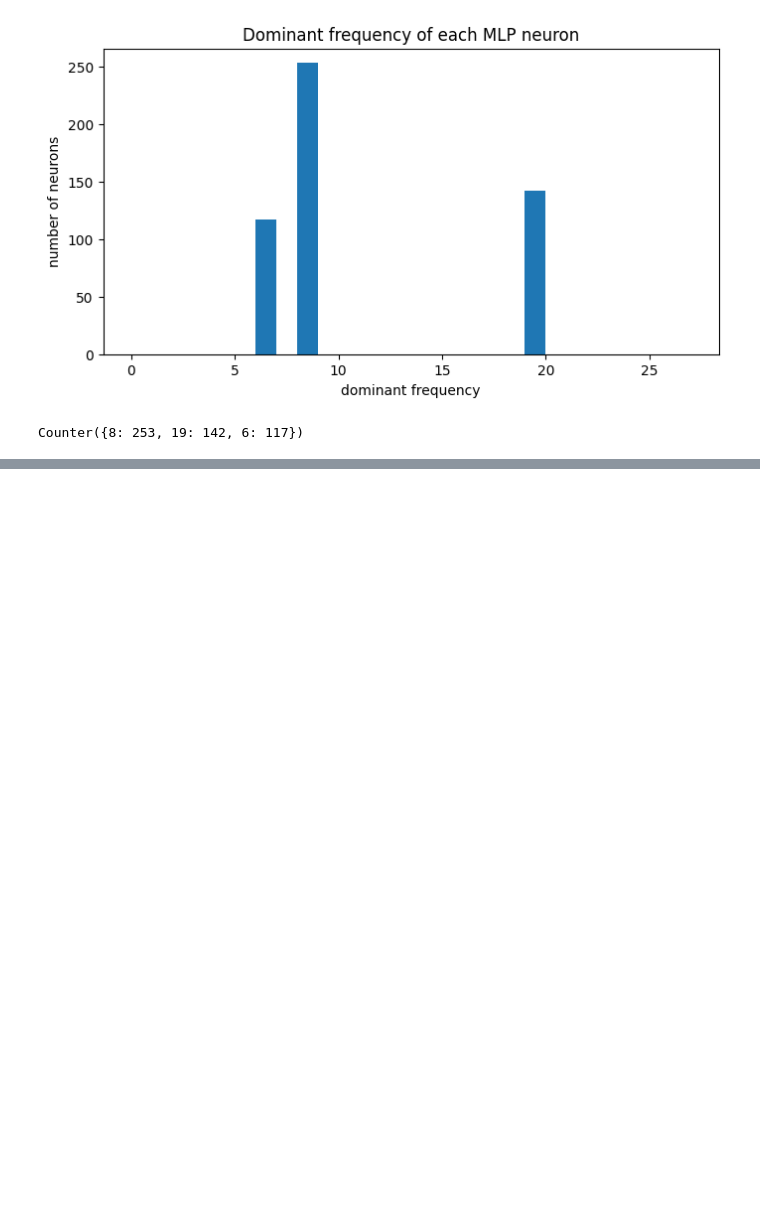
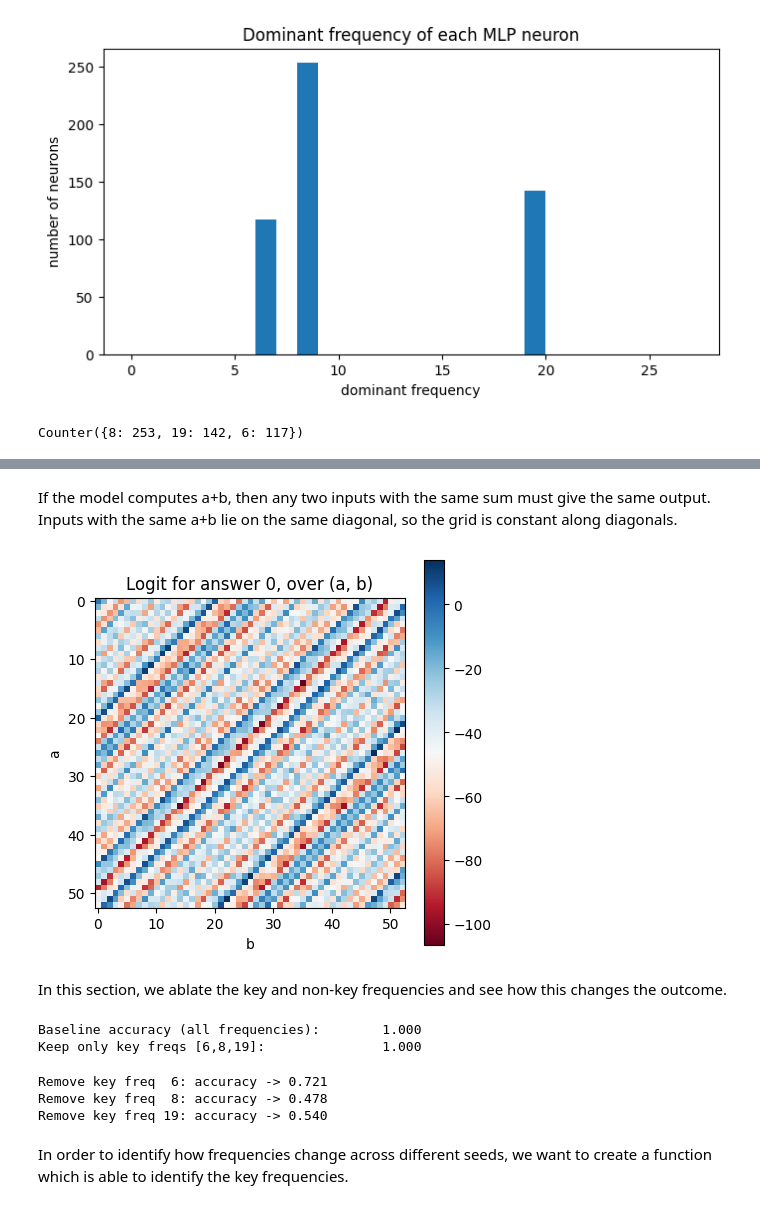
Before and after one commit to martinthuriaux/Grokking-Universality, a Jupyter notebook: 00_reproduce.ipynb, the cells around one changed output, grey strips where cells are left out. Cells and saved outputs as stored; diff of their text form; code cells hidden in the pictures; blank space fills up the shorter version.

```diff
--- a/00_reproduce.ipynb
+++ b/00_reproduce.ipynb
@@ -309,0 +341,72 @@ Counter({8: 253, 19: 142, 6: 117})
+# %% [markdown]
+If the model computes a+b, then any two inputs with the same sum must give the same output. Inputs with the same a+b lie on the same diagonal, so the grid is constant along diagonals.
+# %%
+c = 0                                        # look at the logit for answer "0"
+grid_c = logits_last[:, c].reshape(p, p)     # [p, p]: score for answer 0 over all (a,b)
+
+plt.figure(figsize=(5,5))
+plt.imshow(grid_c.cpu().detach(), cmap="RdBu")
+plt.xlabel("b"); plt.ylabel("a")
+plt.title("Logit for answer 0, over (a, b)")
+plt.colorbar(); plt.show()
+# %% [output]
+[figure, added]
+# %% [markdown]
+In this section, we ablate the key and non-key frequencies and see how this changes the outcome.
+# %%
+def accuracy_from_logit_grid(logit_grid, labels_grid):
+    # logit_grid: [p, p, d_vocab] real; labels_grid: [p, p]
+    preds = logit_grid.argmax(dim=-1)
+    return (preds == labels_grid).float().mean().item()
+
+# ground-truth answer for every (a,b), as a p x p grid
+labels_grid = ((torch.arange(p)[:, None] + torch.arange(p)[None, :]) % p).to(device)
+
+# full logits over all pairs, as a grid
+with torch.no_grad():
+    logits_grid = model(all_x)[:, -1, :].reshape(p, p, -1)   # [p, p, d_vocab]
+
+def ablate_keep_freqs(logits_grid, keep_freqs):
+    """Keep ONLY the listed frequencies (and their mirror p-f); zero all others."""
+    fft = torch.fft.fft2(logits_grid, dim=(0,1))             # complex [p,p,vocab]
+    mask = torch.zeros(p, p, device=logits_grid.device)
+    keep = set()
+    for f in keep_freqs:
+        keep.add(f); keep.add((p - f) % p)                  # include mirror frequency
+    keep.add(0)                                             # keep the constant term
+    for fa in keep:
+        for fb in keep:
+            mask[fa, fb] = 1.0
+    fft = fft * mask[:, :, None]                            # zero everything else
+    return torch.fft.ifft2(fft, dim=(0,1)).real             # back to real logits
+
+# baseline
+base_acc = accuracy_from_logit_grid(logits_grid, labels_grid)
+print(f"Baseline accuracy (all frequencies):        {base_acc:.3f}")
+
+# keep ONLY the key frequencies
+keep_key = ablate_keep_freqs(logits_grid, [6, 8, 19])
+print(f"Keep only key freqs [6,8,19]:               {accuracy_from_logit_grid(keep_key, labels_grid):.3f}")
+# %% [output]
+Baseline accuracy (all frequencies):        1.000
+Keep only key freqs [6,8,19]:               1.000
+# %%
+def ablate_remove_freqs(logits_grid, remove_freqs):
+    """Zero ONLY the listed frequencies (and mirrors); keep everything else."""
+    fft = torch.fft.fft2(logits_grid, dim=(0,1))
+    for f in remove_freqs:
+        for g in {f, (p - f) % p}:
+            fft[g, :, :] = 0      # kill this frequency in a
+            fft[:, g, :] = 0      # and in b
+    return torch.fft.ifft2(fft, dim=(0,1)).real
+
+for f in [6, 8, 19]:
+    removed = ablate_remove_freqs(logits_grid, [f])
+    acc = accuracy_from_logit_grid(removed, labels_grid)
+    print(f"Remove key freq {f:2d}: accuracy -> {acc:.3f}")
+# %% [output]
+Remove key freq  6: accuracy -> 0.721
+Remove key freq  8: accuracy -> 0.478
+Remove key freq 19: accuracy -> 0.540
+# %% [markdown]
+In order to identify how frequencies change across different seeds, we want to create a function which is able to identify the key frequencies.
```
Also changed, not shown: parts of 13 cells of this notebook.
